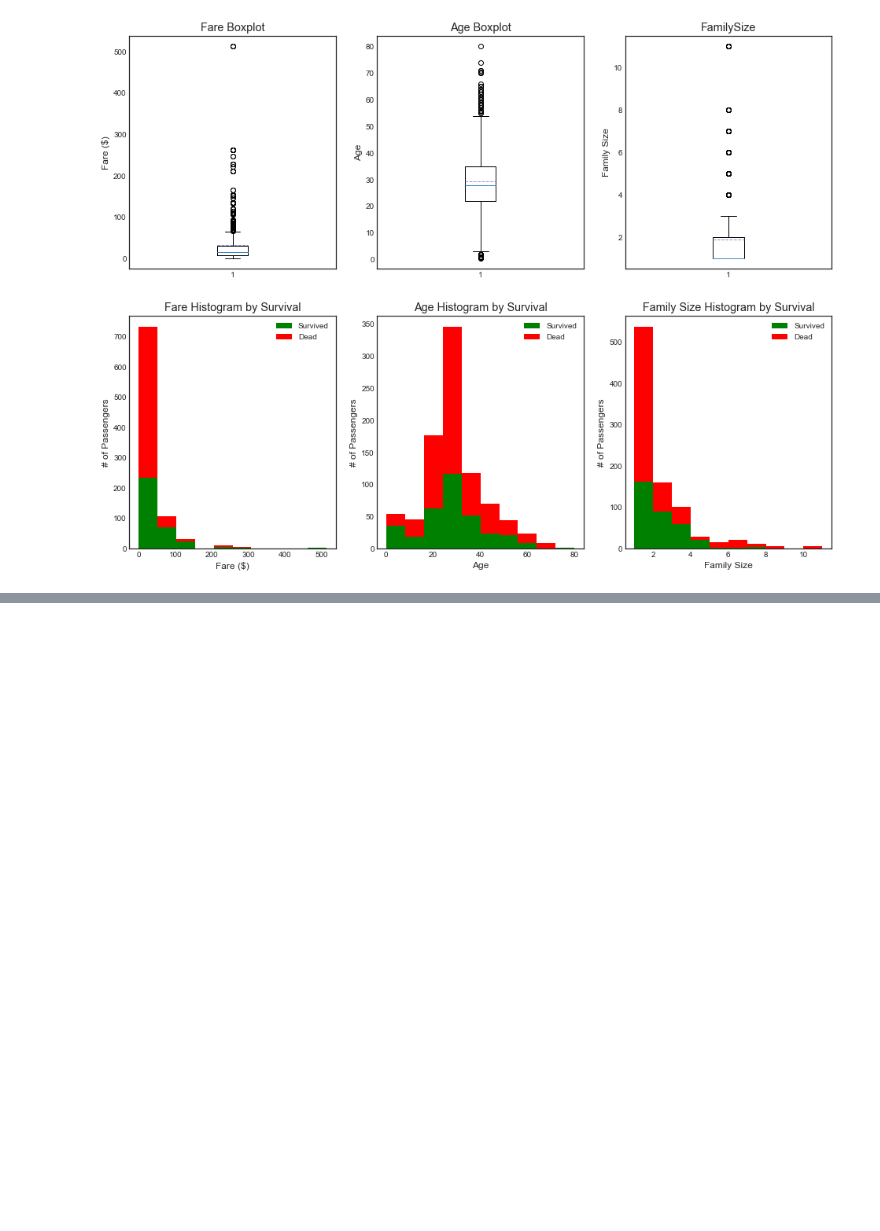
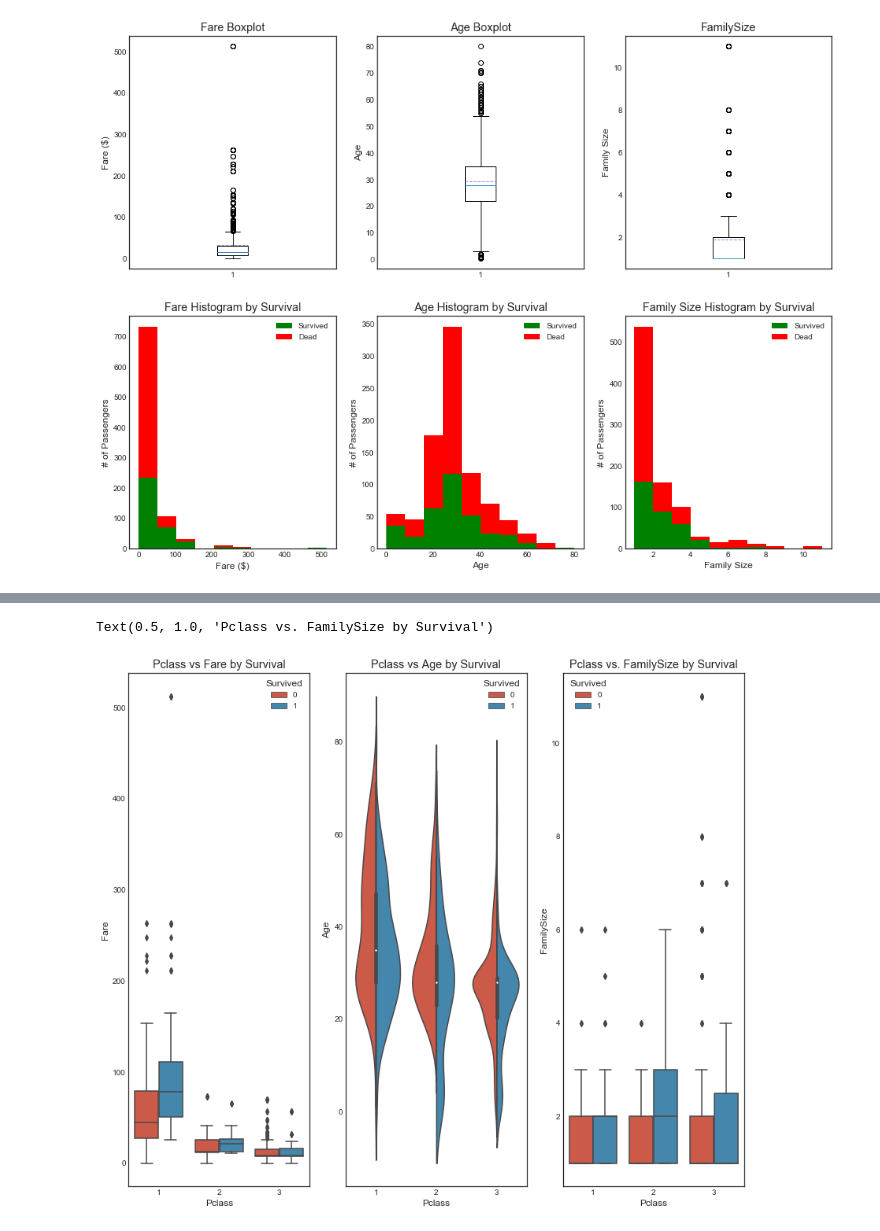
Before and after one commit to gavin-wustl/titanic_survival_prediction, a Jupyter notebook: titanic_survival_prediction.ipynb, the cells around one changed output, grey strips where cells are left out. Saved outputs shown, nothing was run; the diff lists cells and outputs as text; code cells hidden in the pictures; blank space fills up the shorter version.

```diff
--- a/titanic_survival_prediction.ipynb
+++ b/titanic_survival_prediction.ipynb
@@ -390,0 +395,14 @@ sns.barplot(x='IsAlone', y='Survived', data=data1, ax=axes[0,2])
+# %%
+fig, (axis1, axis2, axis3) = plt.subplots(1,3,figsize=(14,12))
+
+sns.boxplot(ax=axis1, data=data1, x='Pclass', y='Fare', hue='Survived')
+axis1.set_title('Pclass vs Fare by Survival')
+
+sns.violinplot(ax=axis2, data=data1, x='Pclass', y='Age', hue='Survived', split=True)
+axis2.set_title('Pclass vs Age by Survival')
+
+sns.boxplot(ax=axis3, data=data1, x='Pclass', y='FamilySize', hue='Survived')
+axis3.set_title('Pclass vs. FamilySize by Survival')
+# %% [output]
+Text(0.5, 1.0, 'Pclass vs. FamilySize by Survival')
+[figure, added]
```
Also changed, not shown: parts of 11 cells of this notebook.
